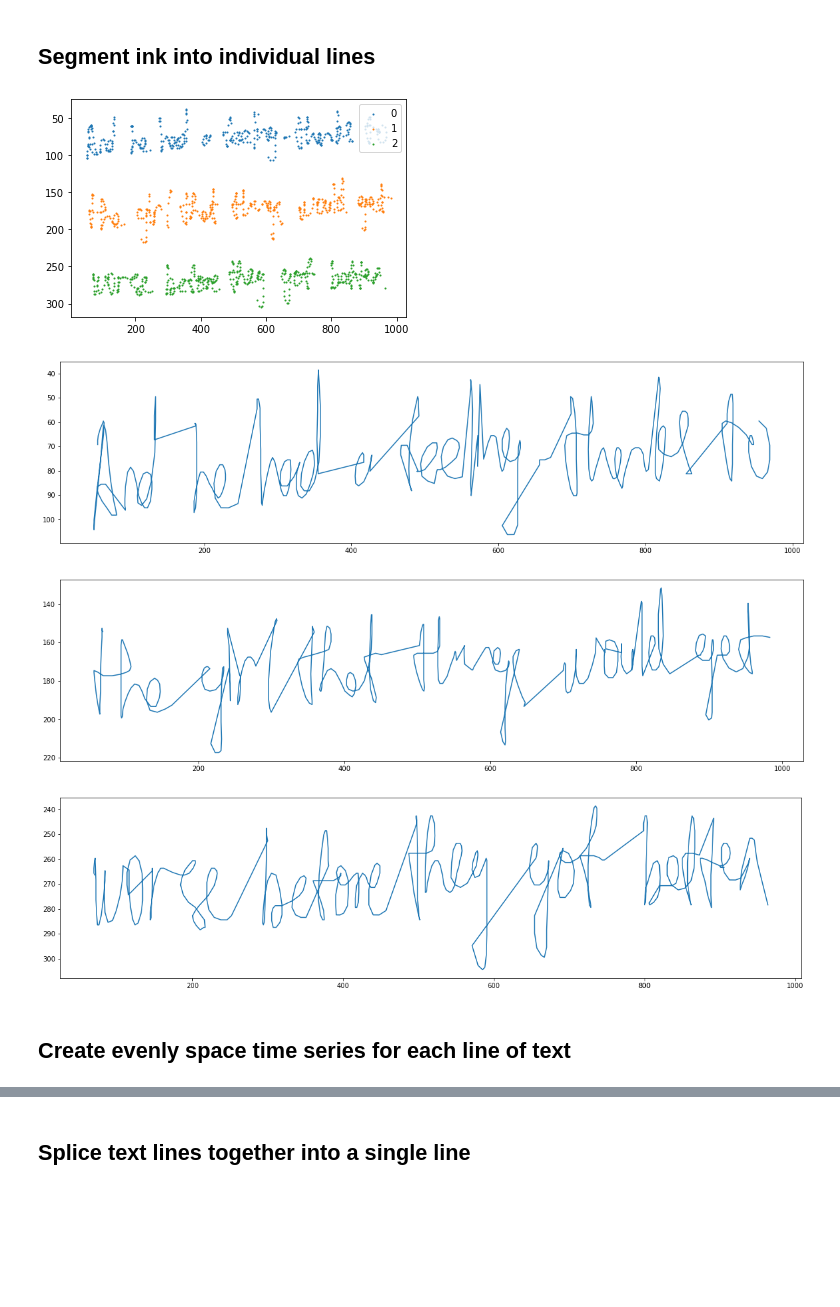
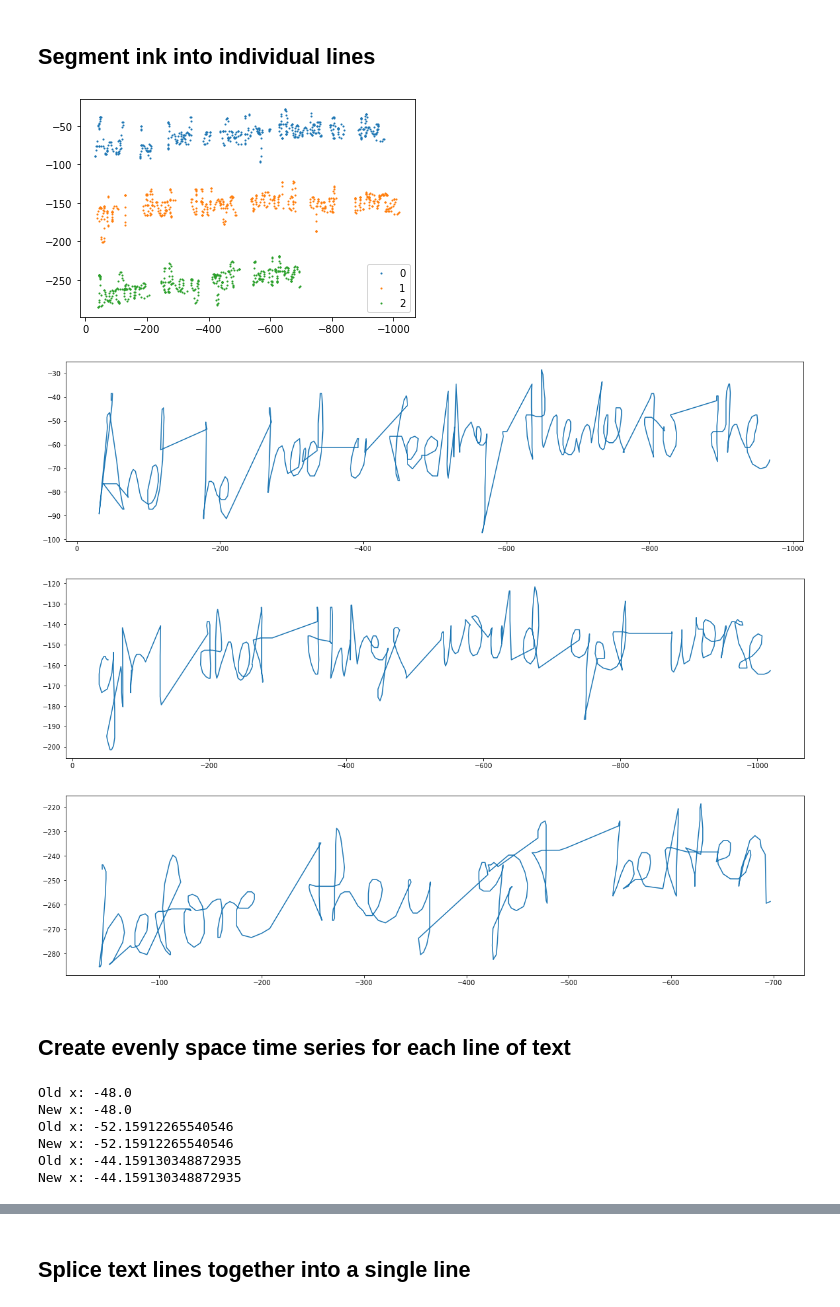
Before and after one commit to CustardTart32/digital-pen-backend, a Jupyter notebook: xml_parser/notebooks/format_ink.ipynb, the cells around one changed output, grey strips where cells are left out. Saved outputs shown, nothing was run; the diff lists cells and outputs as text; code cells hidden in the pictures; blank space fills up the shorter version.

```diff
--- a/xml_parser/notebooks/format_ink.ipynb
+++ b/xml_parser/notebooks/format_ink.ipynb
@@ -8,7 +8,7 @@ import matplotlib.pyplot as plt
 from sklearn.preprocessing import normalize, StandardScaler
 from sklearn.cluster import DBSCAN
 # %%
-with open("../data/uploaded_ink/ink.json") as f:
+with open("../data/uploaded_ink/856MbTpdBuJtUqfMC1az.json") as f:
     ink = json.load(f)
 # %%
 plt.plot(ink["x"], ink["y"])
@@ -31,13 +31,13 @@ labels = clustering.labels_
 # %%
 u_labels = np.unique(clustering.labels_)
 
 for i in u_labels:
     plt.scatter(X[labels == i , 0] , X[labels == i , 1] , label = i, s = 1)
 plt.legend()
-plt.gca().invert_yaxis()
+plt.gca().invert_xaxis()
 plt.show()
 # %% [output]
-[figure, old version]
+[figure, new version]
 # %%
 textLines = []
 
@@ -53,12 +53,12 @@ for label in u_labels:
 for textLine in textLines:
     plt.figure(figsize=(20,5))
     plt.plot(textLine["x"], textLine["y"])
-    plt.gca().invert_yaxis()
+    plt.gca().invert_xaxis()
     plt.show()
 # %% [output]
-[figure, old version]
+[figure, new version]
-[figure, old version]
+[figure, new version]
-[figure, old version]
+[figure, new version]
 # %% [markdown]
 ## Create evenly space time series for each line of text
 # %%
@@ -70,6 +70,8 @@ for textLine in textLines:
     t = textLine["t"]
     p = textLine["p"]
 
+    print("Old x:", x[0])
+
     start_t = t[0]
     end_t = t[len(t) - 1]
 
@@ -78,6 +80,8 @@ for textLine in textLines:
     y_filled = np.interp(t_filled, t, y)
     p_filled = np.interp(t_filled, t, p)
 
+    print("New x:", x_filled[0])
+
     textLine_filled = {}
     textLine_filled["x"] = x_filled
     textLine_filled["y"] = y_filled
@@ -85,6 +89,13 @@ for textLine in textLines:
     textLine_filled["p"] = p_filled
 
     textLines_filled.append(textLine_filled)
+# %% [output]
+Old x: -48.0
+New x: -48.0
+Old x: -52.15912265540546
+New x: -52.15912265540546
+Old x: -44.159130348872935
+New x: -44.159130348872935
 # %%
 for textLine in textLines_filled:
     x_filled = textLine["x"]
```
Also changed, not shown: parts of 6 cells of this notebook, 4 other files.
